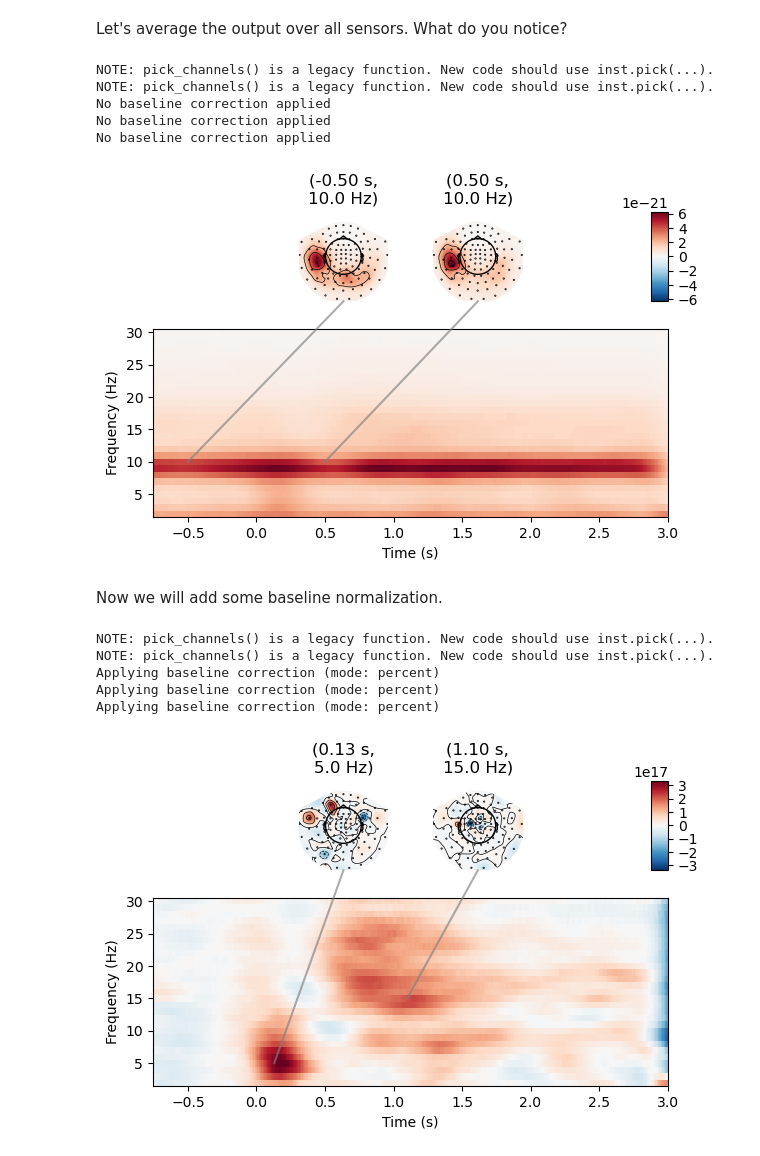
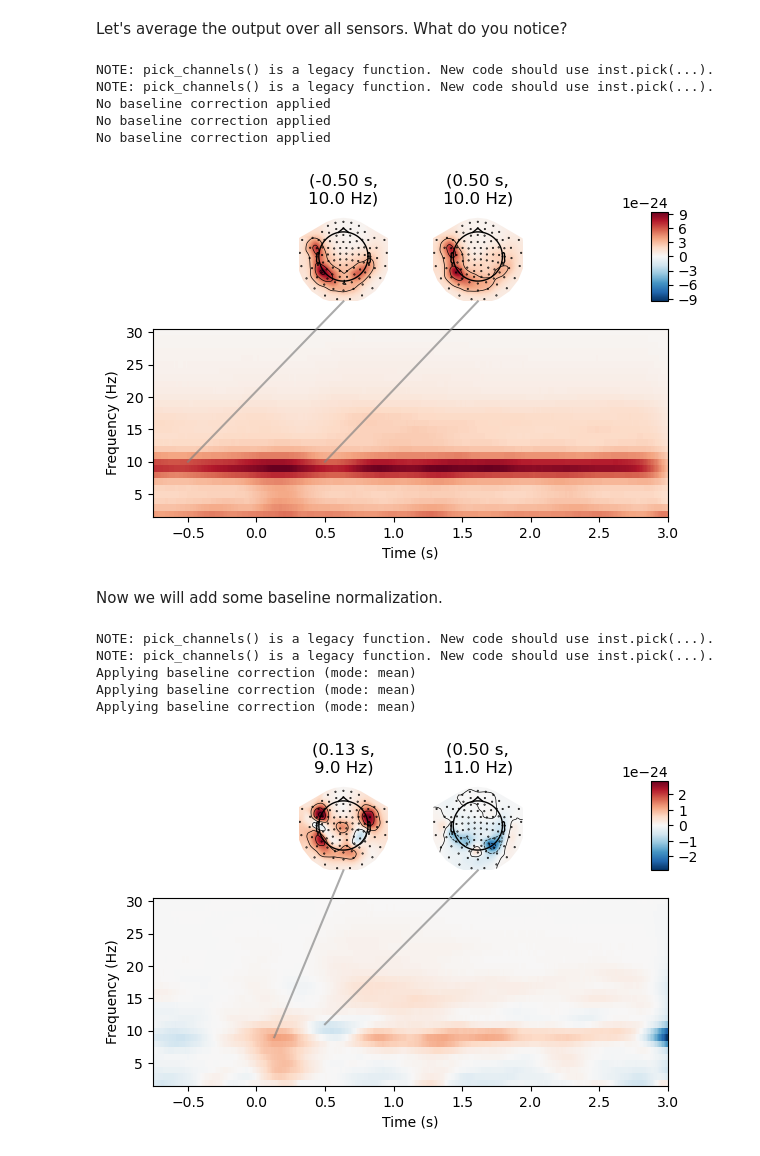
Before and after one commit to nathanweisz/methcogneurocode, a Jupyter notebook: Lecture2.ipynb, the cells around one changed output. Drawn from its saved outputs; the diff is of its cells as text; code cells hidden in the pictures.

```diff
--- a/Lecture2.ipynb
+++ b/Lecture2.ipynb
@@ -332,7 +332,7 @@ raw.load_data().resample(200)
 events = mne.find_events(raw, stim_channel="STI 014")
 
 # picks MEG gradiometers
-picks = mne.pick_types(raw.info, meg="grad", eeg=False, eog=True, stim=False)
+picks = mne.pick_types(raw.info, meg="mag", eeg=False, stim=False)
 
 # Construct Epochs
 event_id, tmin, tmax = 1, -1.0, 3.0
@@ -345,7 +345,7 @@ epochs = mne.Epochs(
     tmax,
     picks=picks,
     baseline=baseline,
-    reject=dict(grad=4000e-13, eog=350e-6),
+    #reject=dict(grad=4000e-13, eog=350e-6),
     preload=True,
 )
 # %% [output]
@@ -379,7 +386,7 @@ tfr =  mne.time_frequency.tfr_multitaper(
     freqs=freqs,
     n_cycles=n_cycles,
     time_bandwidth=time_bandwidth,
-    picks = 'grad',
+    picks = 'mag',
     use_fft=True,
     return_itc=False,
     average=True,
@@ -402,20 +408,20 @@ NOTE: pick_channels() is a legacy function. New code should use inst.pick(...).
 No baseline correction applied
 No baseline correction applied
 No baseline correction applied
-[figure, old version]
+[figure, new version]
 # %% [markdown]
 Now we will add some baseline normalization.
 # %%
 tfr.plot_joint(tmin = -.75,
                baseline=(-0.500,-0.100),
-               mode = 'percent',
-               timefreqs=[(0.13, 5), (1.1, 15)]);
+               #mode = 'percent',
+               timefreqs=[(0.13, 9), (.5, 11)]);
 
 #TOPO LOOKS MESSY ... PROBABLY BECAUSE BASELINE APPLIED BEFORE COMBINING
 # %% [output]
 NOTE: pick_channels() is a legacy function. New code should use inst.pick(...).
 NOTE: pick_channels() is a legacy function. New code should use inst.pick(...).
-Applying baseline correction (mode: percent)
-Applying baseline correction (mode: percent)
-Applying baseline correction (mode: percent)
+Applying baseline correction (mode: mean)
+Applying baseline correction (mode: mean)
+Applying baseline correction (mode: mean)
-[figure, old version]
+[figure, new version]
```
Also changed, not shown: parts of 12 cells of this notebook.
